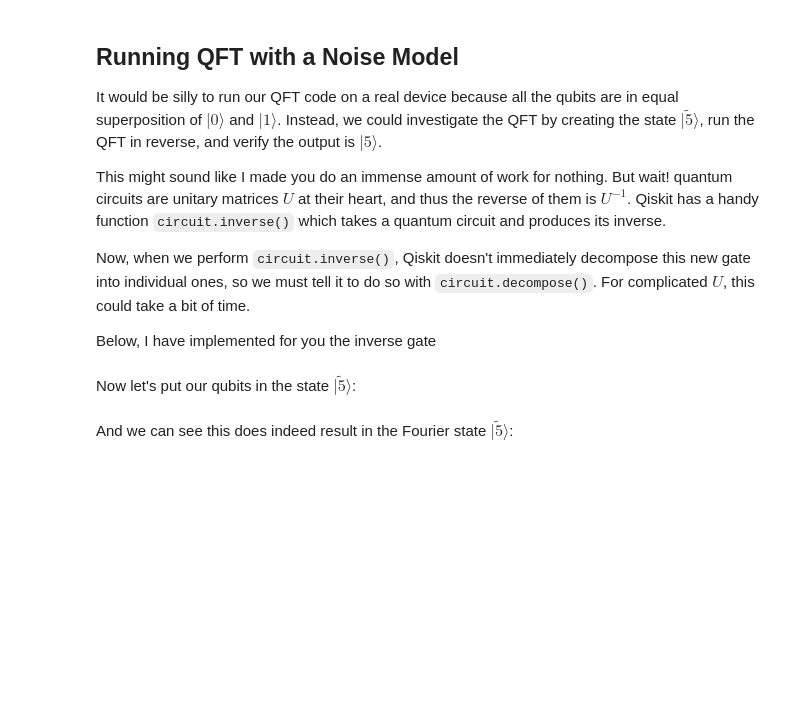
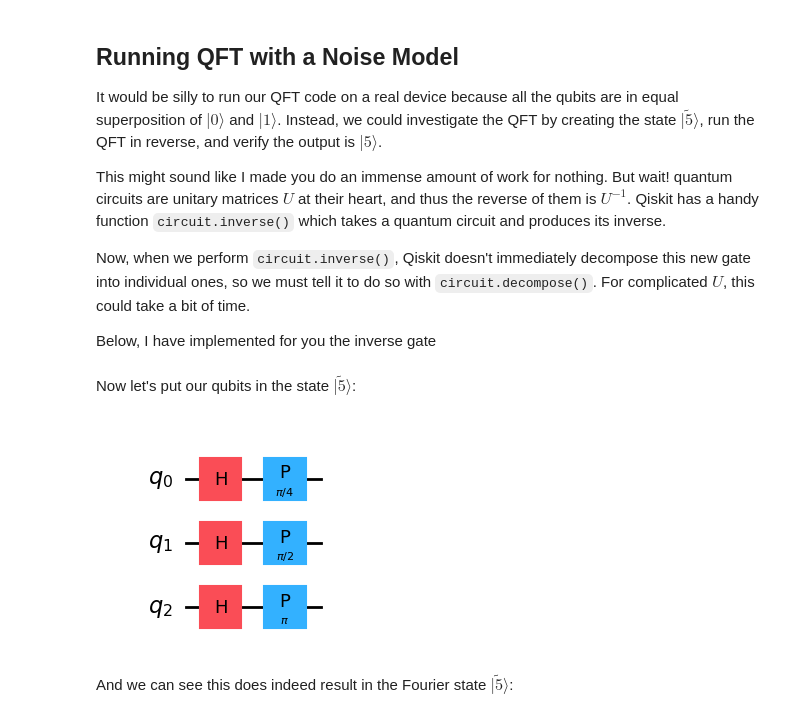
Before and after one commit to makenzieearle/Modeling-Probability-of-the-Schrodinger-Equation, a Jupyter notebook: week-2/12-13_quantum_fourier_transform.ipynb, the cells around one changed output. Cells and saved outputs as stored; diff of their text form; code cells hidden in the pictures; blank space fills up the shorter version.

```diff
--- a/week-2/12-13_quantum_fourier_transform.ipynb
+++ b/week-2/12-13_quantum_fourier_transform.ipynb
@@ -658,19 +715,23 @@ Now let's put our qubits in the state $|\widetilde{5}\rangle$:
 # %%
 nqubits = 3
 number = 5
 qc = QuantumCircuit(nqubits)
 
 #First we need a for loop over the range nqubits that places a H on each
 # your code here
-???
+for i in range(0,nqubits):
+  qc.h(i)
 
 #Then we need a for loop over qubits that places a phase number*pi/2^{nqubits-qubit-1}
 #To add a phase `theta` to a `qubit`, use the syntax `circuit.p(theta,qubit)`
 # your code here
-???
+for i in range(nqubits):
+  qc.p(pi/2**(nqubits-i-1),i)
 
 #draw to check
 qc.draw('mpl')
+# %% [output]
+[figure, added]
 # %% [markdown]
 And we can see this does indeed result in the Fourier state $|\widetilde{5}\rangle$:
 # %%
```
Also changed, not shown: parts of 13 cells of this notebook.
